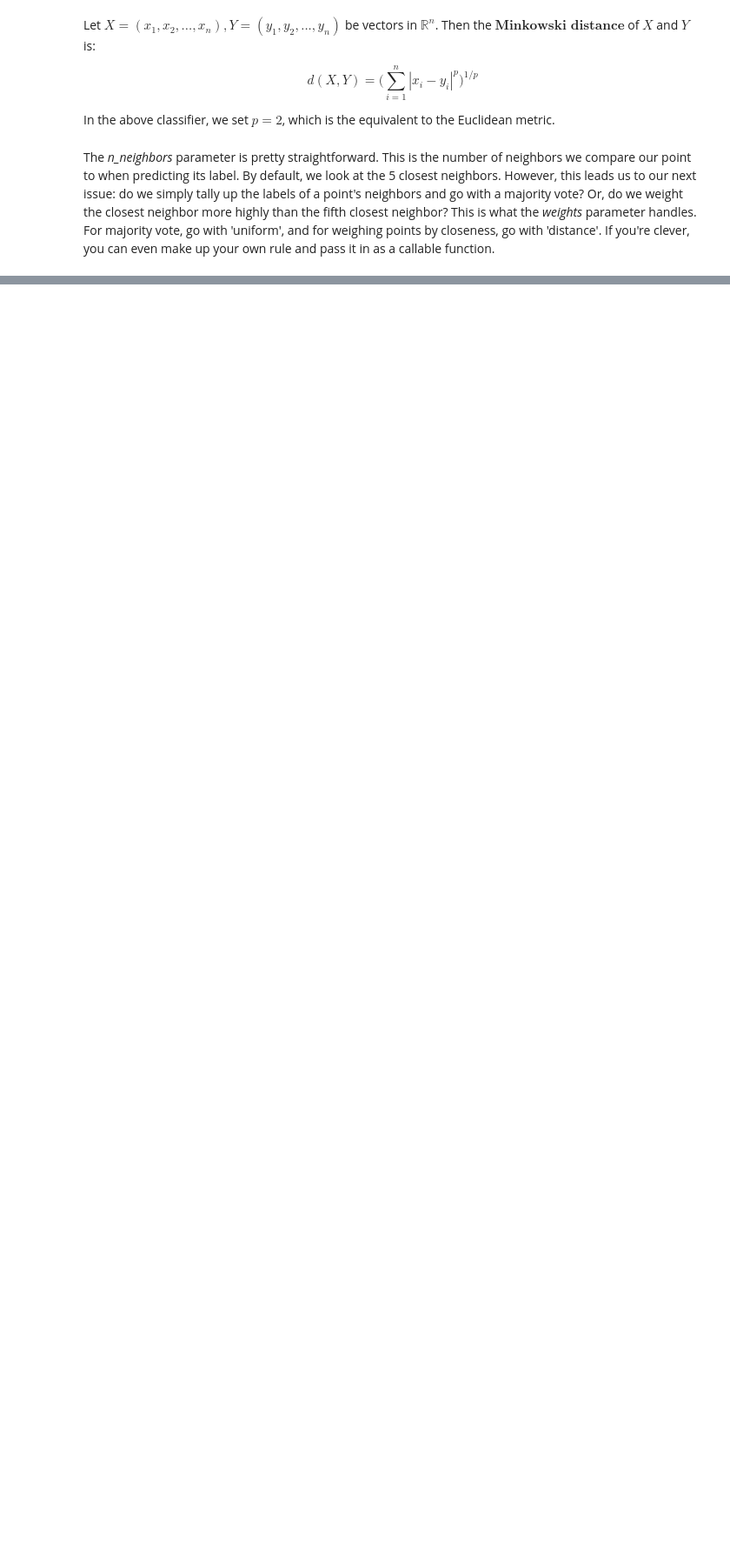
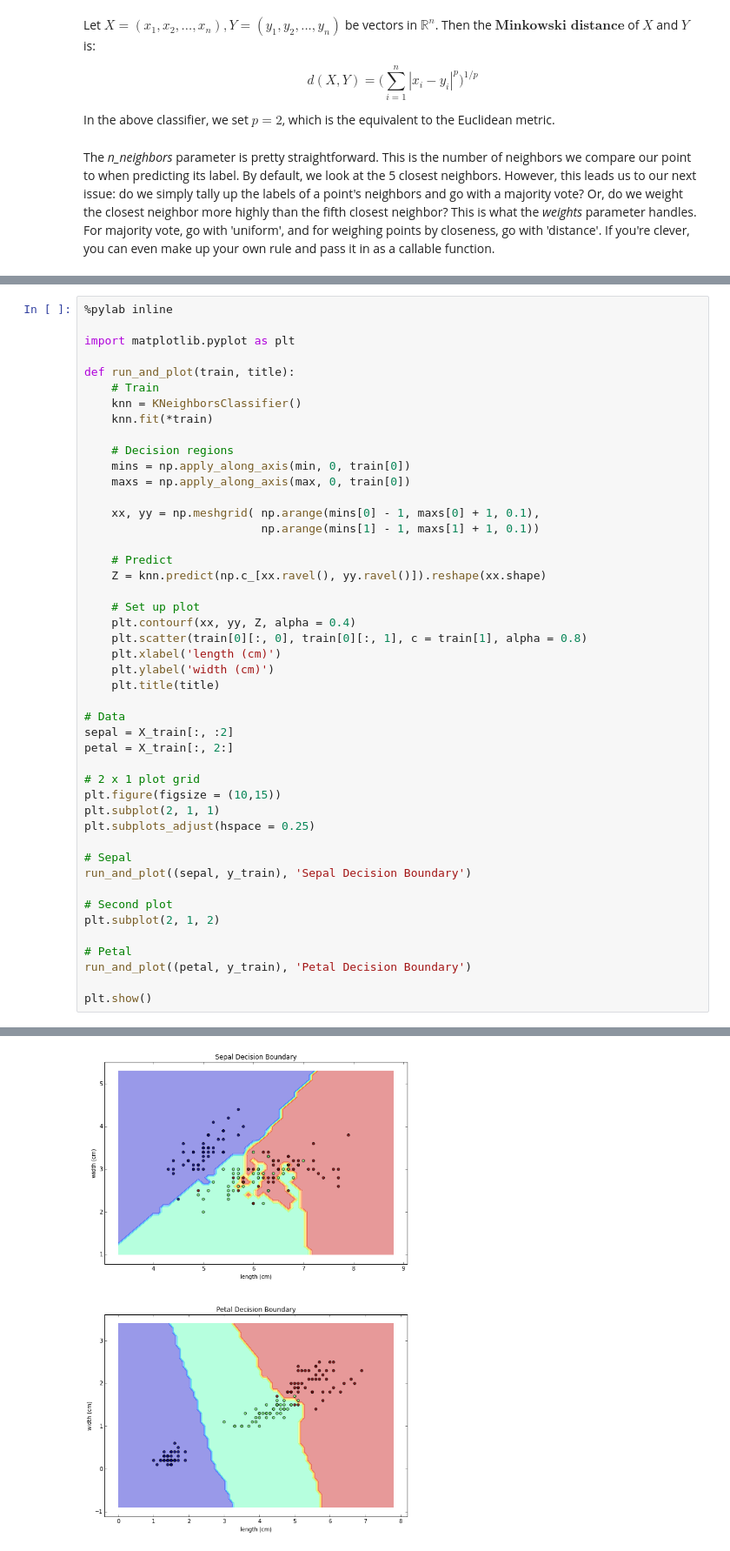
Before and after one commit to FigNewtons/cs109, a Jupyter notebook: scikit learn.ipynb, the cells around one changed output, grey strips where cells are left out. Shown: that part at 87% size. Saved outputs shown, nothing was run; the diff lists cells and outputs as text; blank space fills up the shorter version.

Commit message:
Added decision boundary plots

```diff
--- a/scikit learn.ipynb
+++ b/scikit learn.ipynb
@@ -131,0 +136,47 @@ The _n_neighbors_ parameter is pretty straightforward. This is the number of nei
+# %%
+%pylab inline
+
+import matplotlib.pyplot as plt
+
+def run_and_plot(train, title):
+    # Train
+    knn = KNeighborsClassifier()
+    knn.fit(*train)
+
+    # Decision regions
+    mins = np.apply_along_axis(min, 0, train[0])
+    maxs = np.apply_along_axis(max, 0, train[0])
+
+    xx, yy = np.meshgrid( np.arange(mins[0] - 1, maxs[0] + 1, 0.1),
+                          np.arange(mins[1] - 1, maxs[1] + 1, 0.1))
+
+    # Predict
+    Z = knn.predict(np.c_[xx.ravel(), yy.ravel()]).reshape(xx.shape)
+
+    # Set up plot
+    plt.contourf(xx, yy, Z, alpha = 0.4)
+    plt.scatter(train[0][:, 0], train[0][:, 1], c = train[1], alpha = 0.8)
+    plt.xlabel('length (cm)')
+    plt.ylabel('width (cm)')
+    plt.title(title)
+
+# Data
+sepal = X_train[:, :2]
+petal = X_train[:, 2:]
+
+# 2 x 1 plot grid
+plt.figure(figsize = (10,15))
+plt.subplot(2, 1, 1)
+plt.subplots_adjust(hspace = 0.25)
+
+# Sepal
+run_and_plot((sepal, y_train), 'Sepal Decision Boundary')
+
+# Second plot
+plt.subplot(2, 1, 2)
+
+# Petal
+run_and_plot((petal, y_train), 'Petal Decision Boundary')
+
+plt.show()
+# %% [output]
@@ -131,0 +184 @@ The _n_neighbors_ parameter is pretty straightforward. This is the number of nei
+[figure, added]
```
Also changed, not shown: parts of 6 cells of this notebook.
